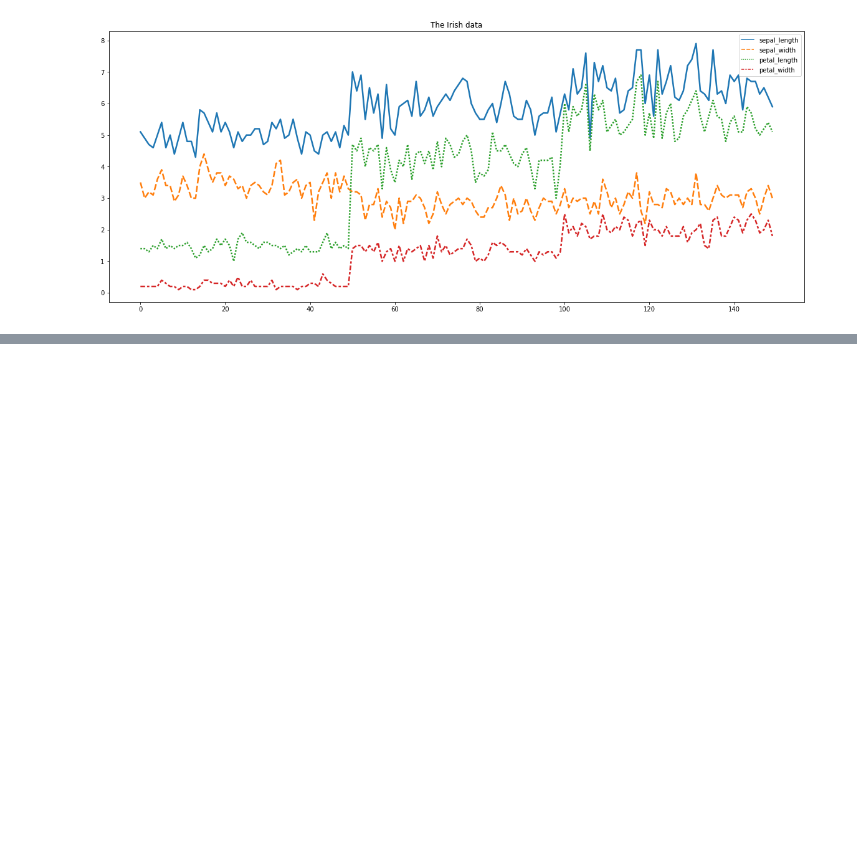
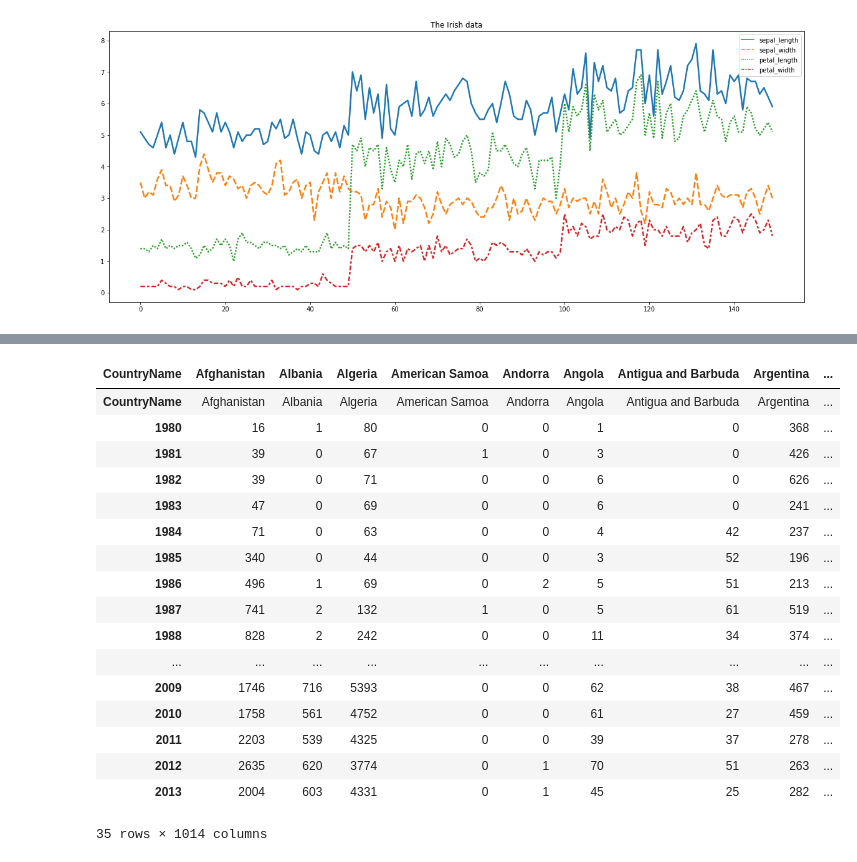
Before and after one commit to jackyhuynh/Data_Visualization_using_Python_Seaborn, a Jupyter notebook: Untitled.ipynb, the cells around one changed output, grey strips where cells are left out. Drawn from its saved outputs; the diff is of its cells as text; code cells hidden in the pictures; blank space fills up the shorter version.

```diff
--- a/Untitled.ipynb
+++ b/Untitled.ipynb
@@ -147,0 +157,6 @@ plt.show()
+# %%
+""" - Quick demostration on the Canada immigration data set
+    - Data Exploration, Visualization, and Tidy"""
+
+canada = pd.read_csv("Canada.csv")
+canada.head(10)
@@ -147,0 +188,13 @@ plt.show()
+# %%
+""" - Tidy the data
+    - https://pandas.pydata.org/pandas-docs/stable/reference/api/pandas.DataFrame.drop.html
+"""
+
+# Drop the unecessary, and tidy the data
+# inplace = TRUE :inplacebool, default False
+# If False, return a copy. Otherwise, do operation inplace and return None.
+canada.drop(columns=['Type','Coverage','AREA', 'AreaName', 'REG', 'RegName',
+       'DEV', 'DevName', 'Unnamed: 43', 'Unnamed: 44', 'Unnamed: 45', 'Unnamed: 46',
+       'Unnamed: 47', 'Unnamed: 48', 'Unnamed: 49', 'Unnamed: 50'],inplace=True)
+
+canada.head(5)
@@ -147,0 +209,4 @@ plt.show()
+# %%
+canada.rename(columns={'OdName':'CountryName'},inplace=True)
+canada.set_index(canada.CountryName,inplace=True)
+canada.head()
@@ -147,0 +222,21 @@ plt.show()
+# %%
+canada.transpose()
+# %% [output]
+| CountryName | Afghanistan | Albania | Algeria | American Samoa | Andorra | Angola | Antigua and Barbuda | Argentina | ... |
+| CountryName | Afghanistan | Albania | Algeria | American Samoa | Andorra | Angola | Antigua and Barbuda | Argentina | ... |
+| 1980 | 16 | 1 | 80 | 0 | 0 | 1 | 0 | 368 | ... |
+| 1981 | 39 | 0 | 67 | 1 | 0 | 3 | 0 | 426 | ... |
+| 1982 | 39 | 0 | 71 | 0 | 0 | 6 | 0 | 626 | ... |
+| 1983 | 47 | 0 | 69 | 0 | 0 | 6 | 0 | 241 | ... |
+| 1984 | 71 | 0 | 63 | 0 | 0 | 4 | 42 | 237 | ... |
+| 1985 | 340 | 0 | 44 | 0 | 0 | 3 | 52 | 196 | ... |
+| 1986 | 496 | 1 | 69 | 0 | 2 | 5 | 51 | 213 | ... |
+| 1987 | 741 | 2 | 132 | 1 | 0 | 5 | 61 | 519 | ... |
+| 1988 | 828 | 2 | 242 | 0 | 0 | 11 | 34 | 374 | ... |
+| ... | ... | ... | ... | ... | ... | ... | ... | ... | ... |
+| 2009 | 1746 | 716 | 5393 | 0 | 0 | 62 | 38 | 467 | ... |
+| 2010 | 1758 | 561 | 4752 | 0 | 0 | 61 | 27 | 459 | ... |
+| 2011 | 2203 | 539 | 4325 | 0 | 0 | 39 | 37 | 278 | ... |
+| 2012 | 2635 | 620 | 3774 | 0 | 1 | 70 | 51 | 263 | ... |
+| 2013 | 2004 | 603 | 4331 | 0 | 1 | 45 | 25 | 282 | ... |
+35 rows × 1014 columns
```
Also changed, not shown: parts of 7 cells of this notebook, 3 other files.
